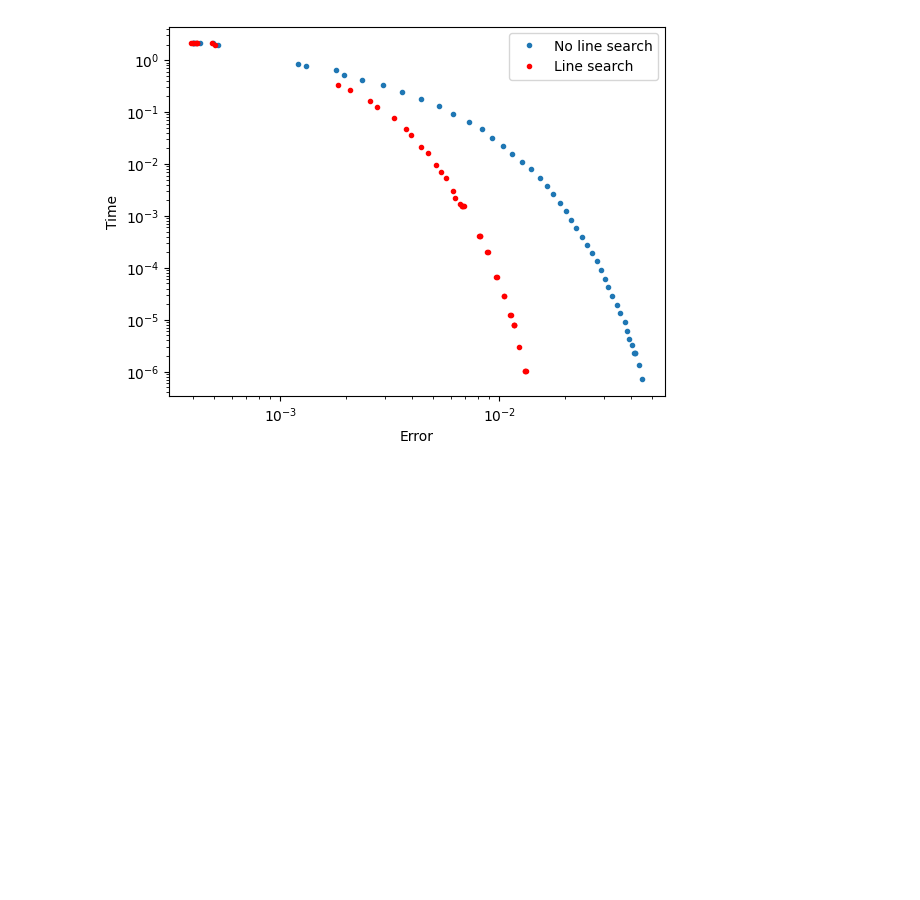
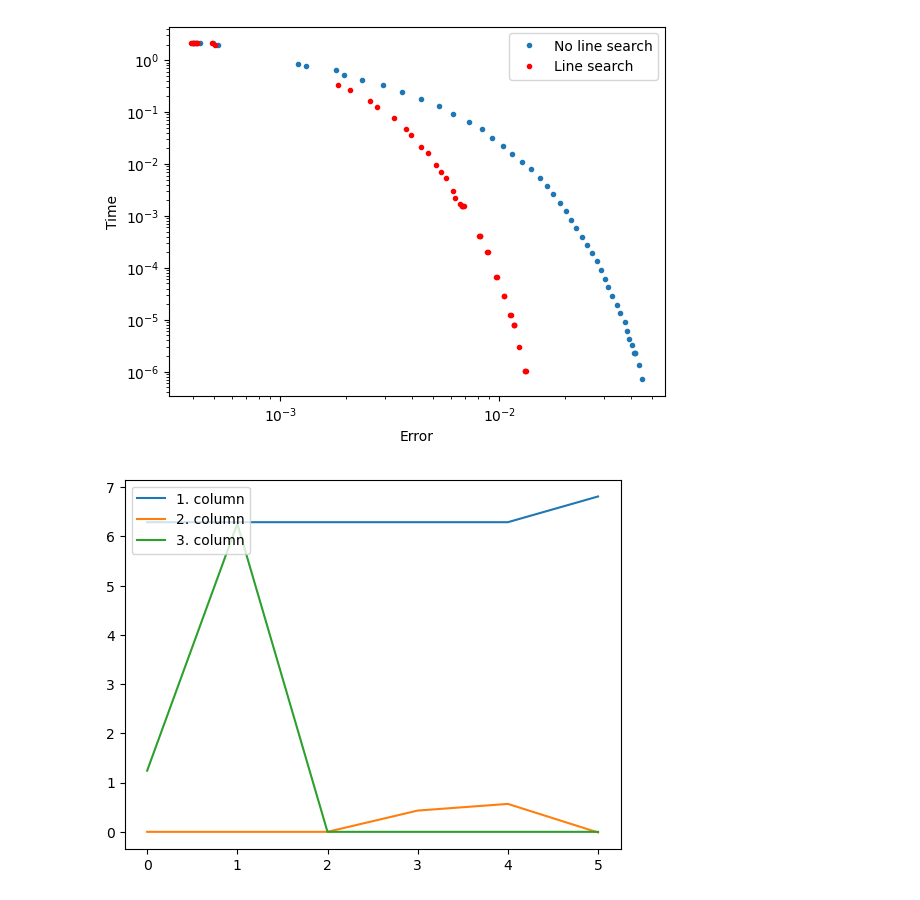
Before and after one commit to vlladyg/ML_coding_series, a Jupyter notebook: tensorly/Tensorly_main_tests2.ipynb, the cells around one changed output. Saved outputs shown, nothing was run; the diff lists cells and outputs as text; code cells hidden in the pictures; blank space fills up the shorter version.

Commit message:
finished tutorials on tensorly

```diff
--- a/tensorly/Tensorly_main_tests2.ipynb
+++ b/tensorly/Tensorly_main_tests2.ipynb
@@ -294,3 +294,23 @@ ax.set_xlabel("Error")
 plt.show()
 # %% [output]
 [figure]
+# %%
+import numpy as np
+import tensorly as tl
+from tensorly.decomposition import constrained_parafac
+import matplotlib.pyplot as plt
+
+np.set_printoptions(precision=2)
+
+# tensor generation
+tensor = tl.tensor(np.random.rand(6, 8, 10))
+rank = 3
+# %%
+_, factors = constrained_parafac(tensor, rank=rank, unimodality=True)
+# %%
+fig = plt.figure()
+for i in range(rank):
+    plt.plot(factors[0][:, i])
+    plt.legend(["1. column", "2. column", "3. column"], loc="upper left")
+# %% [output]
+[figure, added]
```
Also changed, not shown: parts of 42 cells of this notebook.
